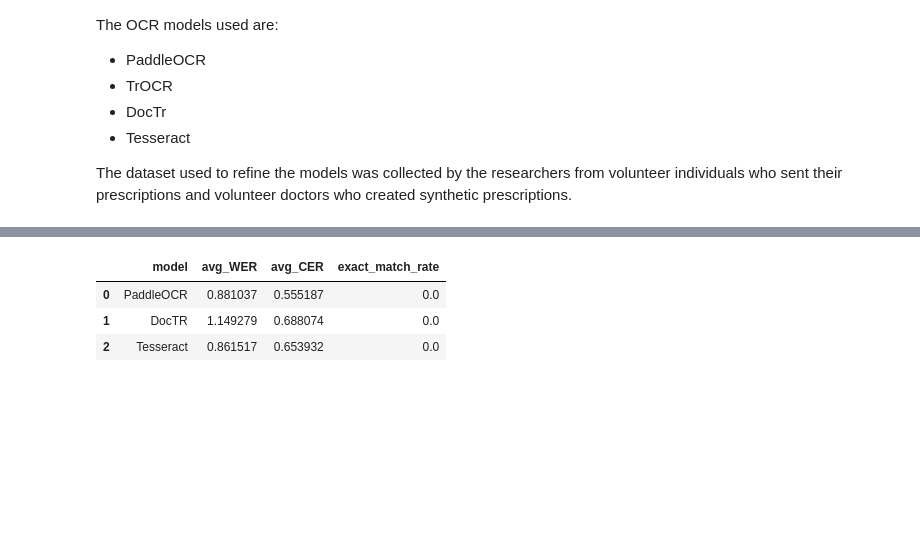
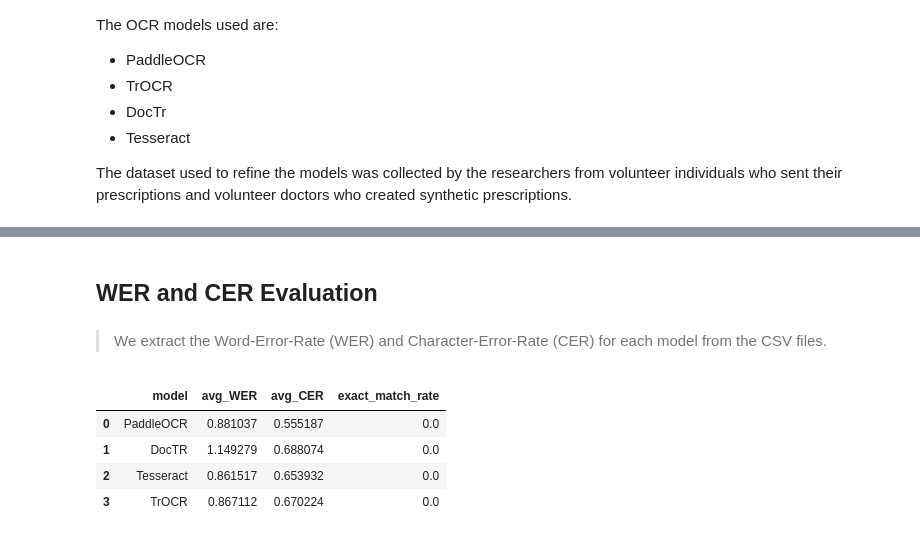
Before and after one commit to THS-ST/ocr-models, a Jupyter notebook: OCR_Models_Comparison.ipynb, the cells around one changed output, grey strips where cells are left out. Drawn from its saved outputs; the diff is of its cells as text; code cells hidden in the pictures; blank space fills up the shorter version.

```diff
--- a/OCR_Models_Comparison.ipynb
+++ b/OCR_Models_Comparison.ipynb
@@ -76,0 +61,32 @@ Columns: ['image', 'gt_doc', 'pred_paddle', 'pred_doc', 'pred_tess', 'cer_paddle
+# %%
+# --- Rename prediction columns ---
+df1 = df1.rename(columns={"pred": "pred_paddle"})
+df2 = df2.rename(columns={"pred": "pred_doc"})
+df3 = df3.rename(columns={"pred": "pred_tess"})
+df4 = df4.rename(columns={"pred": "pred_trocr"})
+
+# --- Use only ground truths from docTR CSV ---
+df2 = df2.rename(columns={"gt": "gt_doc"})
+
+# --- Rename cer and wer columns ---
+df1 = df1.rename(columns={"cer": "cer_paddle", "wer": "wer_paddle"})
+df2 = df2.rename(columns={"cer": "cer_doc", "wer": "wer_doc"})
+df3 = df3.rename(columns={"cer": "cer_tess", "wer": "wer_tess"})
+df4 = df4.rename(columns={"cer": "cer_trocr", "wer": "wer_trocr"})
+
+# --- Merge ---
+df_merged = pd.merge(df1, df2, on="image", how="inner")
+df_merged = pd.merge(df_merged, df3, on="image", how="inner")
+df_merged = pd.merge(df_merged, df4, on="image", how="inner")
+
+# --- Keep only important columns ---
+important_cols = [
+    "image", "gt_doc",
+    "pred_paddle", "pred_doc", "pred_tess", "pred_trocr",
+    "cer_paddle", "wer_paddle",
+    "cer_doc", "wer_doc",
+    "cer_tess", "wer_tess",
+    "cer_trocr", "wer_trocr"
+]
+
+df_merged = df_merged[important_cols]
@@ -77,29 +115,35 @@ Columns: ['image', 'gt_doc', 'pred_paddle', 'pred_doc', 'pred_tess', 'cer_paddle
+# %% [markdown]
+## WER and CER Evaluation
+# %% [markdown]
+> We extract the Word-Error-Rate (WER) and Character-Error-Rate (CER) for each model from the CSV files.
 # %%
 models = [
     ("PaddleOCR", "pred_paddle", "cer_paddle", "wer_paddle"),
     ("DocTR",     "pred_doc",    "cer_doc",    "wer_doc"),
-    ("Tesseract", "pred_tess",   "cer_tess",   "wer_tess")
+    ("Tesseract", "pred_tess",   "cer_tess",   "wer_tess"),
+    ("TrOCR", "pred_trocr", "cer_trocr", "wer_trocr")
 ]
 
 summary_rows = []
 
 for model_name, pred_col, cer_col, wer_col in models:
 
     avg_wer = df_merged[wer_col].mean()
     avg_cer = df_merged[cer_col].mean()
     exact_match = (df_merged["gt_doc"] == df_merged[pred_col]).mean()
 
     summary_rows.append({
         "model": model_name,
         "avg_WER": avg_wer,
         "avg_CER": avg_cer,
         "exact_match_rate": exact_match
     })
 
 summary_df = pd.DataFrame(summary_rows)
 summary_df
 # %% [output]
 |  | model | avg_WER | avg_CER | exact_match_rate |
 | 0 | PaddleOCR | 0.881037 | 0.555187 | 0.0 |
 | 1 | DocTR | 1.149279 | 0.688074 | 0.0 |
 | 2 | Tesseract | 0.861517 | 0.653932 | 0.0 |
+| 3 | TrOCR | 0.867112 | 0.670224 | 0.0 |
```
Also changed, not shown: parts of 26 cells of this notebook, 1 other file.
